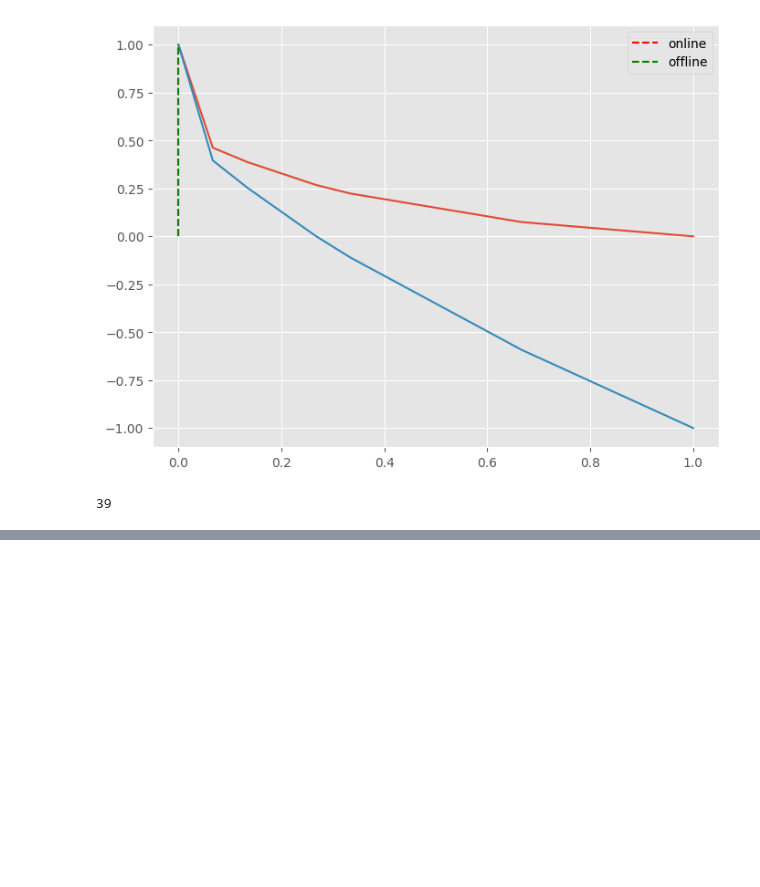
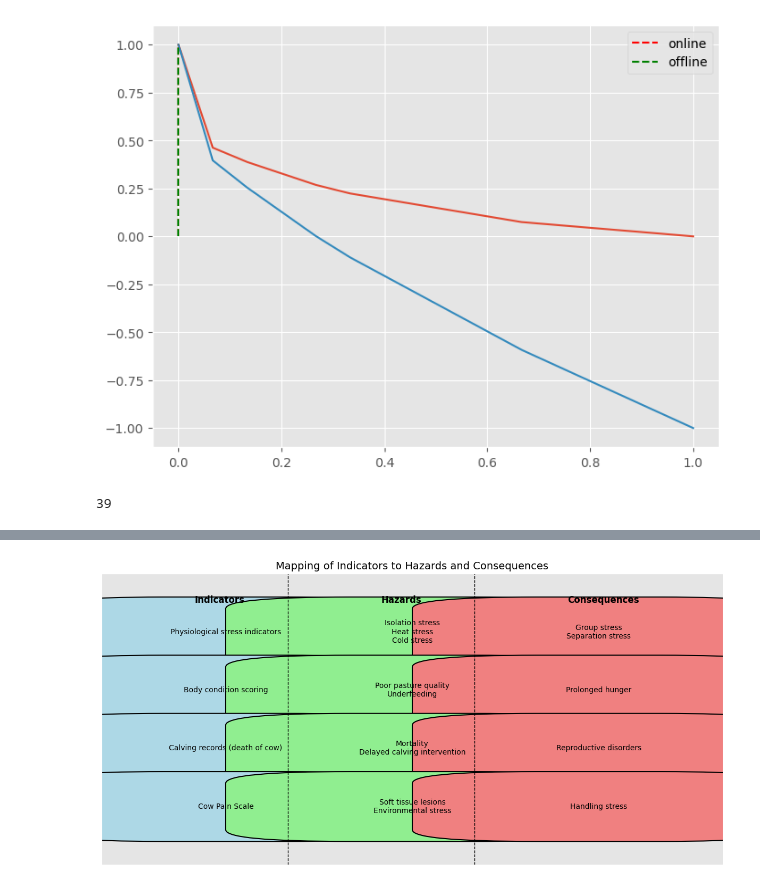
Before and after one commit to mentis-dev/welfare_indicators, a Jupyter notebook: notebook/simple.ipynb, the cells around one changed output, grey strips where cells are left out. Drawn from its saved outputs; the diff is of its cells as text; code cells hidden in the pictures; blank space fills up the shorter version.

```diff
--- a/notebook/simple.ipynb
+++ b/notebook/simple.ipynb
@@ -376,0 +439,86 @@ len(indicators_to_consider)
+# %%
+import matplotlib.pyplot as plt
+from matplotlib.patches import FancyBboxPatch
+
+# Example data
+selected_indicators = [
+    "Physiological stress indicators",
+    "Body condition scoring",
+    "Calving records (death of cow)",
+    "Cow Pain Scale",
+]
+indicator_hazard_map = {
+    "Physiological stress indicators": {"Cold stress", "Heat stress", "Isolation stress"},
+    "Body condition scoring": {"Underfeeding", "Poor pasture quality"},
+    "Calving records (death of cow)": {"Delayed calving intervention", "Mortality"},
+    "Cow Pain Scale": {"Soft tissue lesions", "Environmental stress"},
+}
+indicator_consequence_map = {
+    "Physiological stress indicators": {"Separation stress", "Group stress"},
+    "Body condition scoring": {"Prolonged hunger"},
+    "Calving records (death of cow)": {"Reproductive disorders"},
+    "Cow Pain Scale": {"Handling stress"},
+}
+
+# Prepare data for plotting
+indicators = []
+hazards = []
+consequences = []
+for indicator in selected_indicators:
+    indicators.append(indicator)
+    hazards.append("\n".join(indicator_hazard_map.get(indicator, [])))
+    consequences.append("\n".join(indicator_consequence_map.get(indicator, [])))
+
+# Create the plot
+fig, ax = plt.subplots(figsize=(12, 6))
+
+# Box styling helper function
+def add_text_box(ax, x, y, text, box_color):
+    ax.add_patch(
+        FancyBboxPatch(
+            (x, y - 0.4),  # Position
+            width=0.2,
+            height=0.8,
+            boxstyle="round,pad=0.2",
+            edgecolor="black",
+            facecolor=box_color,
+            linewidth=1.5,
+        )
+    )
+    ax.text(
+        x + 0.1,
+        y,
+        text,
+        fontsize=10,
+        verticalalignment="center",
+        horizontalalignment="center",
+        color="black",
+    )
+
+# Add boxes and text
+y_positions = range(len(indicators), 0, -1)
+for i, (indicator, hazard, consequence) in enumerate(zip(indicators, hazards, consequences)):
+    y = y_positions[i]
+    add_text_box(ax, 0.1, y, indicator, "lightblue")       # Indicator box
+    add_text_box(ax, 0.4, y, hazard, "lightgreen")         # Hazard box
+    add_text_box(ax, 0.7, y, consequence, "lightcoral")    # Consequence box
+
+# Customize plot appearance
+ax.set_xlim(0, 1)
+ax.set_ylim(0, len(indicators) + 1)
+ax.set_xticks([])
+ax.set_yticks([])
+ax.axvline(0.3, color="black", linestyle="--", linewidth=1)
+ax.axvline(0.6, color="black", linestyle="--", linewidth=1)
+ax.set_title("Mapping of Indicators to Hazards and Consequences", fontsize=14)
+
+# Add column labels
+plt.text(0.15, len(indicators) + 0.5, "Indicators", fontsize=12, weight="bold")
+plt.text(0.45, len(indicators) + 0.5, "Hazards", fontsize=12, weight="bold")
+plt.text(0.75, len(indicators) + 0.5, "Consequences", fontsize=12, weight="bold")
+
+# Show the plot
+plt.tight_layout()
+plt.show()
+# %% [output]
+[figure, added]
```
Also changed, not shown: parts of 2 cells of this notebook.
